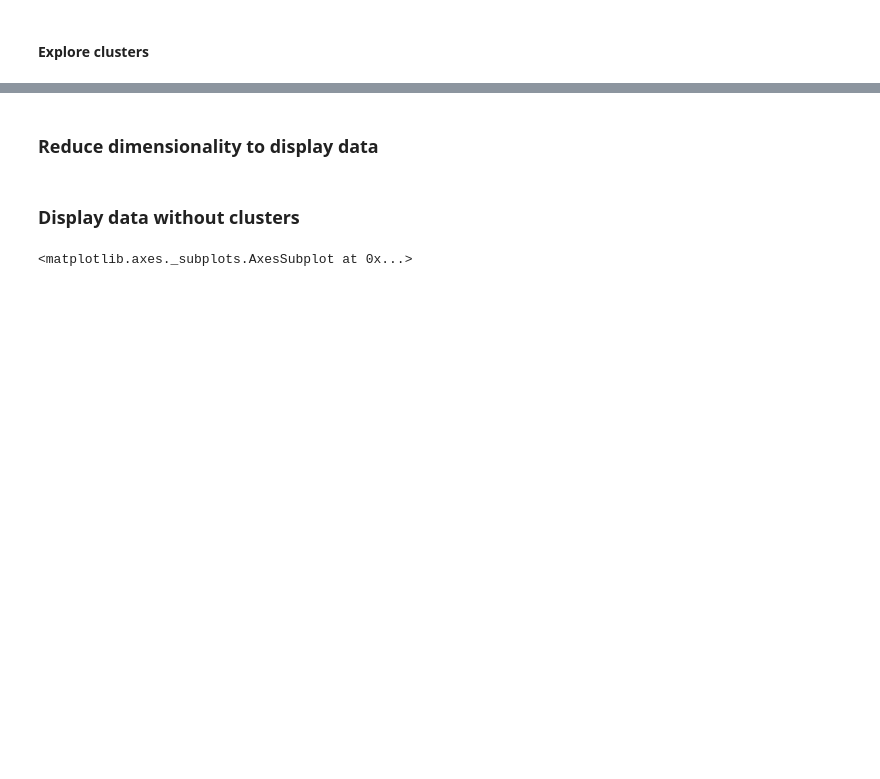
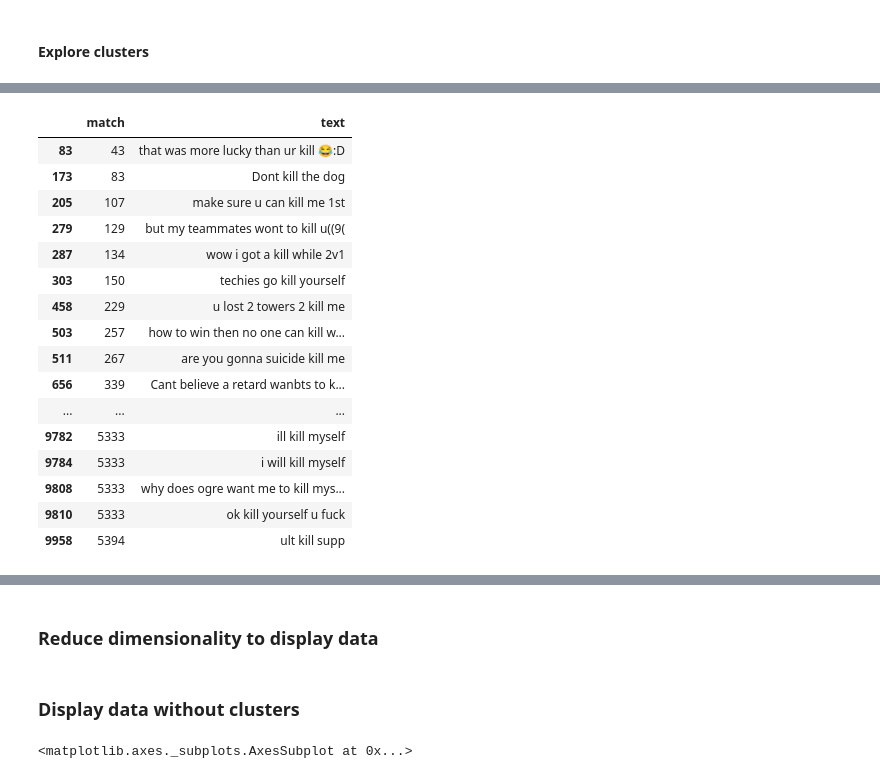
Before and after one commit to csralvall/online_game_toxicity, a Jupyter notebook: clustering_bow.ipynb, the cells around one changed output, grey strips where cells are left out. Cells and saved outputs as stored; diff of their text form; code cells hidden in the pictures; blank space fills up the shorter version.

```diff
--- a/clustering_bow.ipynb
+++ b/clustering_bow.ipynb
@@ -292,3 +349,23 @@ bow_group.get_group(43)[['match','text']]
+# %%
+bow_group.get_group(9)[['match','text']]
+# %% [output]
+|  | match | text |
+| 83 | 43 | that was more lucky than ur kill 😂:D |
+| 173 | 83 | Dont kill the dog |
+| 205 | 107 | make sure u can kill me 1st |
+| 279 | 129 | but my teammates wont to kill u((9( |
+| 287 | 134 | wow i got a kill while 2v1 |
+| 303 | 150 | techies go kill yourself |
+| 458 | 229 | u lost 2 towers 2 kill me |
+| 503 | 257 | how to win then no one can kill w... |
+| 511 | 267 | are you gonna suicide kill me |
+| 656 | 339 | Cant believe a retard wanbts to k... |
+| ... | ... | ... |
+| 9782 | 5333 | ill kill myself |
+| 9784 | 5333 | i will kill myself |
+| 9808 | 5333 | why does ogre want me to kill mys... |
+| 9810 | 5333 | ok kill yourself u fuck |
+| 9958 | 5394 | ult kill supp |
 # %%
 bow_group.get_group(22)[['match','text']]
 # %% [output]
```
Also changed, not shown: parts of 25 cells of this notebook.
